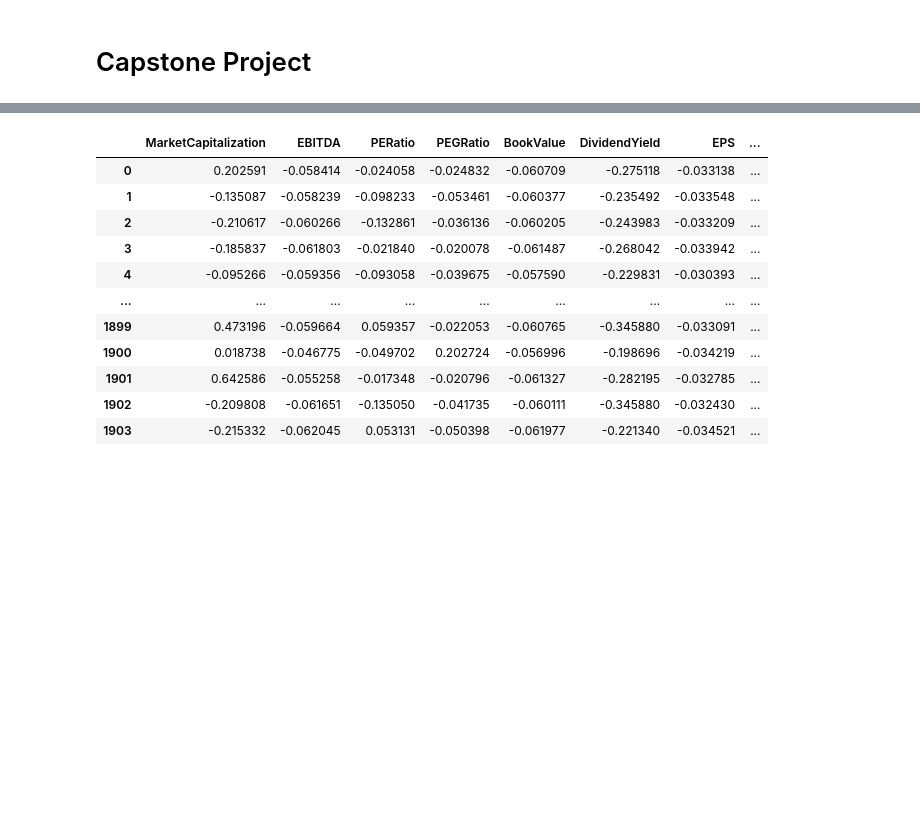
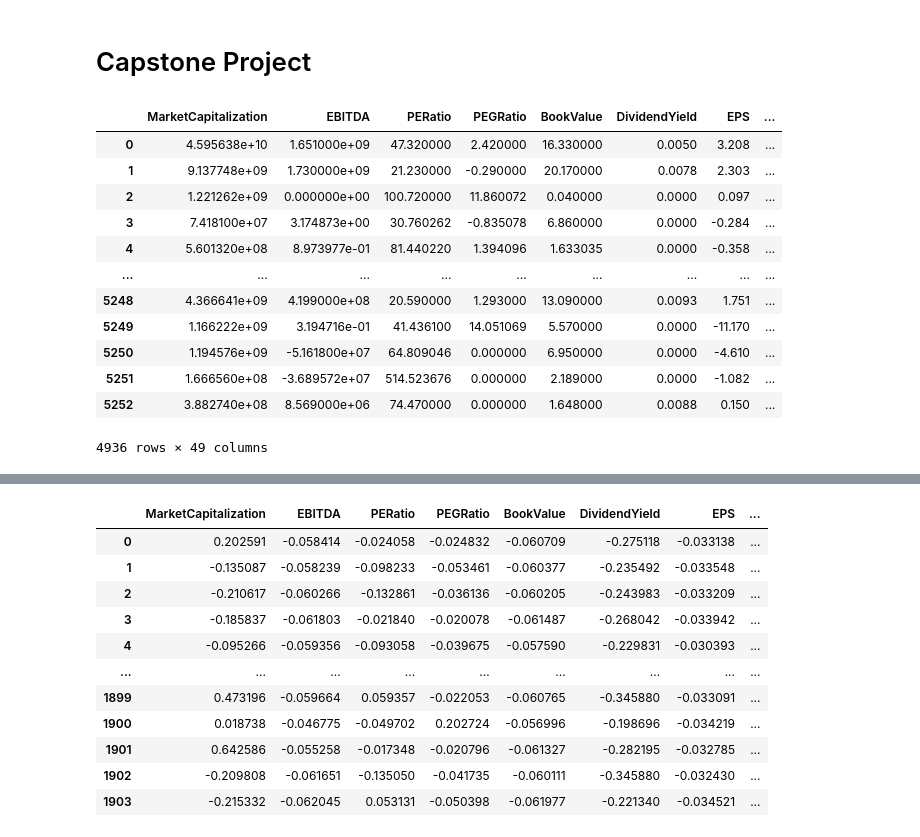
Before and after one commit to AndroTi/Redefining-Benchmarks-Capstone-Project, a Jupyter notebook: Capstone_Project.ipynb, the cells around one changed output, grey strips where cells are left out. Saved outputs shown, nothing was run; the diff lists cells and outputs as text; code cells hidden in the pictures; blank space fills up the shorter version.

```diff
--- a/Capstone_Project.ipynb
+++ b/Capstone_Project.ipynb
@@ -48,6 +48,22 @@ def one_h_e(df, categories, drop_first = True):
     return df_done
 # %%
 clean_df = pd.read_csv('data/clean_df.csv')
+# %%
+model_df
+# %% [output]
+|  | MarketCapitalization | EBITDA | PERatio | PEGRatio | BookValue | DividendYield | EPS | ... |
+| 0 | 4.595638e+10 | 1.651000e+09 | 47.320000 | 2.420000 | 16.330000 | 0.0050 | 3.208 | ... |
+| 1 | 9.137748e+09 | 1.730000e+09 | 21.230000 | -0.290000 | 20.170000 | 0.0078 | 2.303 | ... |
+| 2 | 1.221262e+09 | 0.000000e+00 | 100.720000 | 11.860072 | 0.040000 | 0.0000 | 0.097 | ... |
+| 3 | 7.418100e+07 | 3.174873e+00 | 30.760262 | -0.835078 | 6.860000 | 0.0000 | -0.284 | ... |
+| 4 | 5.601320e+08 | 8.973977e-01 | 81.440220 | 1.394096 | 1.633035 | 0.0000 | -0.358 | ... |
+| ... | ... | ... | ... | ... | ... | ... | ... | ... |
+| 5248 | 4.366641e+09 | 4.199000e+08 | 20.590000 | 1.293000 | 13.090000 | 0.0093 | 1.751 | ... |
+| 5249 | 1.166222e+09 | 3.194716e-01 | 41.436100 | 14.051069 | 5.570000 | 0.0000 | -11.170 | ... |
+| 5250 | 1.194576e+09 | -5.161800e+07 | 64.809046 | 0.000000 | 6.950000 | 0.0000 | -4.610 | ... |
+| 5251 | 1.666560e+08 | -3.689572e+07 | 514.523676 | 0.000000 | 2.189000 | 0.0000 | -1.082 | ... |
+| 5252 | 3.882740e+08 | 8.569000e+06 | 74.470000 | 0.000000 | 1.648000 | 0.0088 | 0.150 | ... |
+4936 rows × 49 columns
 # %%
 model_df = clean_df.copy()
 
```
Also changed, not shown: parts of 11 cells of this notebook, 1 other file.
